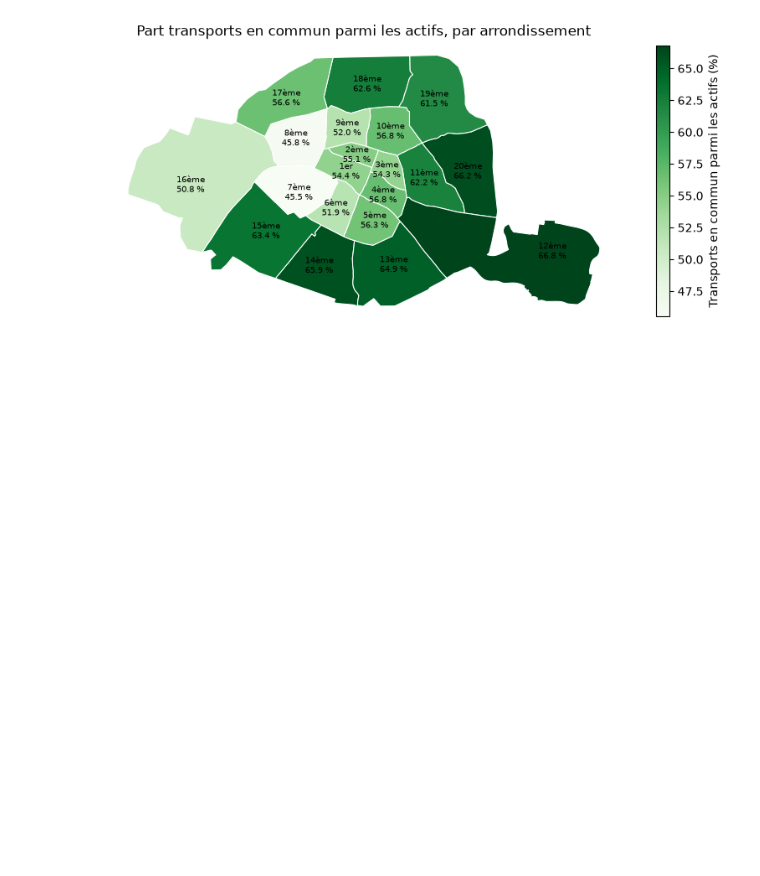
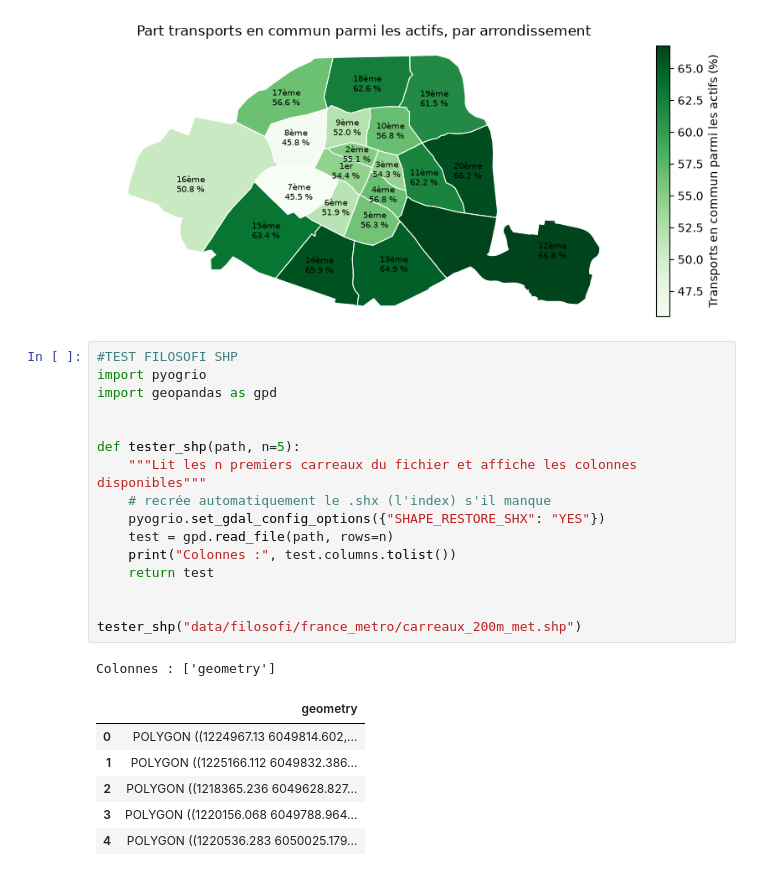
Before and after one commit to emmaganneval-proj/python_datascience_liuqi, a Jupyter notebook: exploration_donnees.ipynb, the cells around one changed output. Saved outputs shown, nothing was run; the diff lists cells and outputs as text; blank space fills up the shorter version.

```diff
--- a/exploration_donnees.ipynb
+++ b/exploration_donnees.ipynb
@@ -487,3 +487,27 @@ carte_paris("Transports en commun", cmap="Greens")
 [figure]
 [figure]
 [figure]
+# %%
+#TEST FILOSOFI SHP
+import pyogrio
+import geopandas as gpd
+
+
+def tester_shp(path, n=5):
+    """Lit les n premiers carreaux du fichier et affiche les colonnes disponibles"""
+    # recrée automatiquement le .shx (l'index) s'il manque
+    pyogrio.set_gdal_config_options({"SHAPE_RESTORE_SHX": "YES"})
+    test = gpd.read_file(path, rows=n)
+    print("Colonnes :", test.columns.tolist())
+    return test
+
+
+tester_shp("data/filosofi/france_metro/carreaux_200m_met.shp")
+# %% [output]
+Colonnes : ['geometry']
+|  | geometry |
+| 0 | POLYGON ((1224967.13 6049814.602,... |
+| 1 | POLYGON ((1225166.112 6049832.386... |
+| 2 | POLYGON ((1218365.236 6049628.827... |
+| 3 | POLYGON ((1220156.068 6049788.964... |
+| 4 | POLYGON ((1220536.283 6050025.179... |
```
Also changed, not shown: parts of 1 cell of this notebook.
